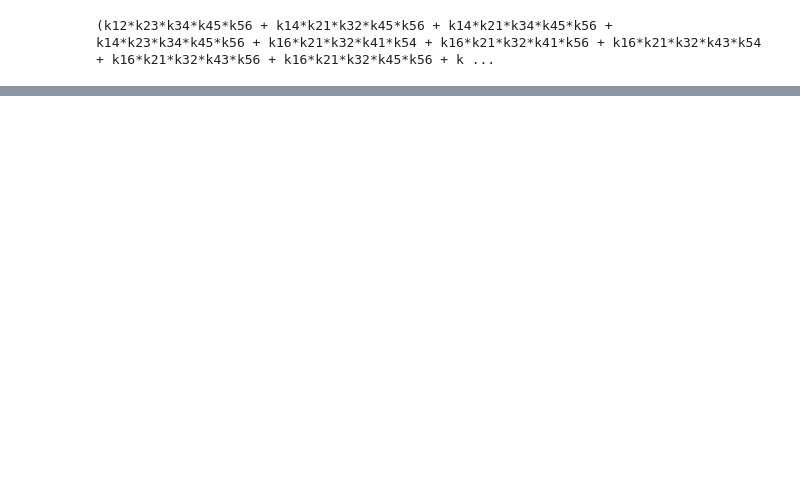
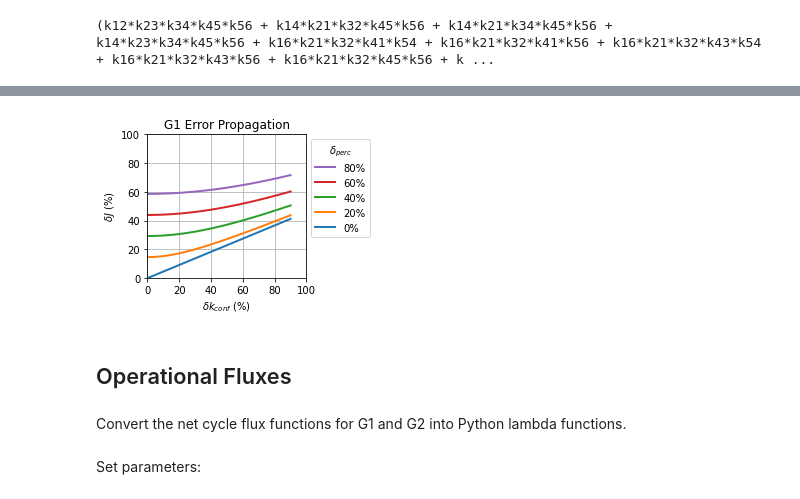
Before and after one commit to Becksteinlab/kda-examples, a Jupyter notebook: kda_analysis/test_models/6_state_leakage.ipynb, the cells around one changed output, grey strips where cells are left out. Drawn from its saved outputs; the diff is of its cells as text; code cells hidden in the pictures; blank space fills up the shorter version.

Commit message:
Update 6-state leakage notebook
* Update operational flux figure titles/labels

* Add error propagation analysis for G1

```diff
--- a/kda_analysis/test_models/6_state_leakage.ipynb
+++ b/kda_analysis/test_models/6_state_leakage.ipynb
@@ -203,0 +251,41 @@ G1_net_cycle_flux_func = expressions.construct_lambda_funcs(G1_sympy_func, rate_
+# %%
+dJ_lambda = sympy.lambdify(["d_k_conf", "d_perc"], dJ_G1_sympy_simplified)
+# %%
+rel_errors = np.arange(0, 10, 2) / 10
+d_k_conf_arr = np.arange(0, 91)
+
+dJ_arr = np.zeros((rel_errors.size, d_k_conf_arr.size))
+for i, rel_err in enumerate(rel_errors):
+    for j, d_kc in enumerate(d_k_conf_arr):
+        dJ_arr[i, j] = dJ_lambda(d_k_conf=d_kc, d_perc=rel_err)
+# %%
+J_perc_err = 100 * (dJ_arr / J_G1)
+k_conf_perc_err = 100 * (d_k_conf_arr / val_dict["k_conf"])
+# %%
+def plot_dJ_vs_d_k_conf(k_conf_perc_err, J_perc_err, rel_errors):
+
+    fig = plt.figure(figsize=(4, 3), tight_layout=True)
+    ax = fig.add_subplot(111)
+
+#     ax.plot(np.arange(0, 100), np.arange(0, 100), ls="--", color="black")
+
+    for i, rel_err in enumerate(rel_errors):
+        ax.plot(k_conf_perc_err, J_perc_err[i], lw=2, label=f"{100*rel_err:.0f}%")
+
+    ax.set_xlabel(r"$\delta k_{conf}$ (%)")
+    ax.set_ylabel(r"$\delta J$ (%)")
+    ax.set_title(r"G1 Error Propagation")
+
+    ax.set_xlim(0, 100)
+    ax.set_ylim(0, 100)
+    ax.grid(True)
+
+    # custom handling to reverse the legend order
+    handles, labels = ax.get_legend_handles_labels()
+    ax.legend(handles[::-1], labels[::-1], bbox_to_anchor=(1, 1), title=r"$\delta_{perc}$")
+
+    return fig
+# %%
+err_fig = plot_dJ_vs_d_k_conf(k_conf_perc_err, J_perc_err, rel_errors)
+# %% [output]
+[figure, added]
@@ -204 +294,5 @@ G1_net_cycle_flux_func = expressions.construct_lambda_funcs(G1_sympy_func, rate_
+# %% [markdown]
+## Operational Fluxes
+# %% [markdown]
+Convert the net cycle flux functions for G1 and G2 into Python lambda functions.
 # %%
@@ -205 +300,3 @@ G1_net_cycle_flux_func = expressions.construct_lambda_funcs(G1_sympy_func, rate_
 G2_net_cycle_flux_funcs = expressions.construct_lambda_funcs(G2_sympy_funcs, rate_names2)
+# %% [markdown]
+Set parameters:
```
Also changed, not shown: parts of 42 cells of this notebook.
